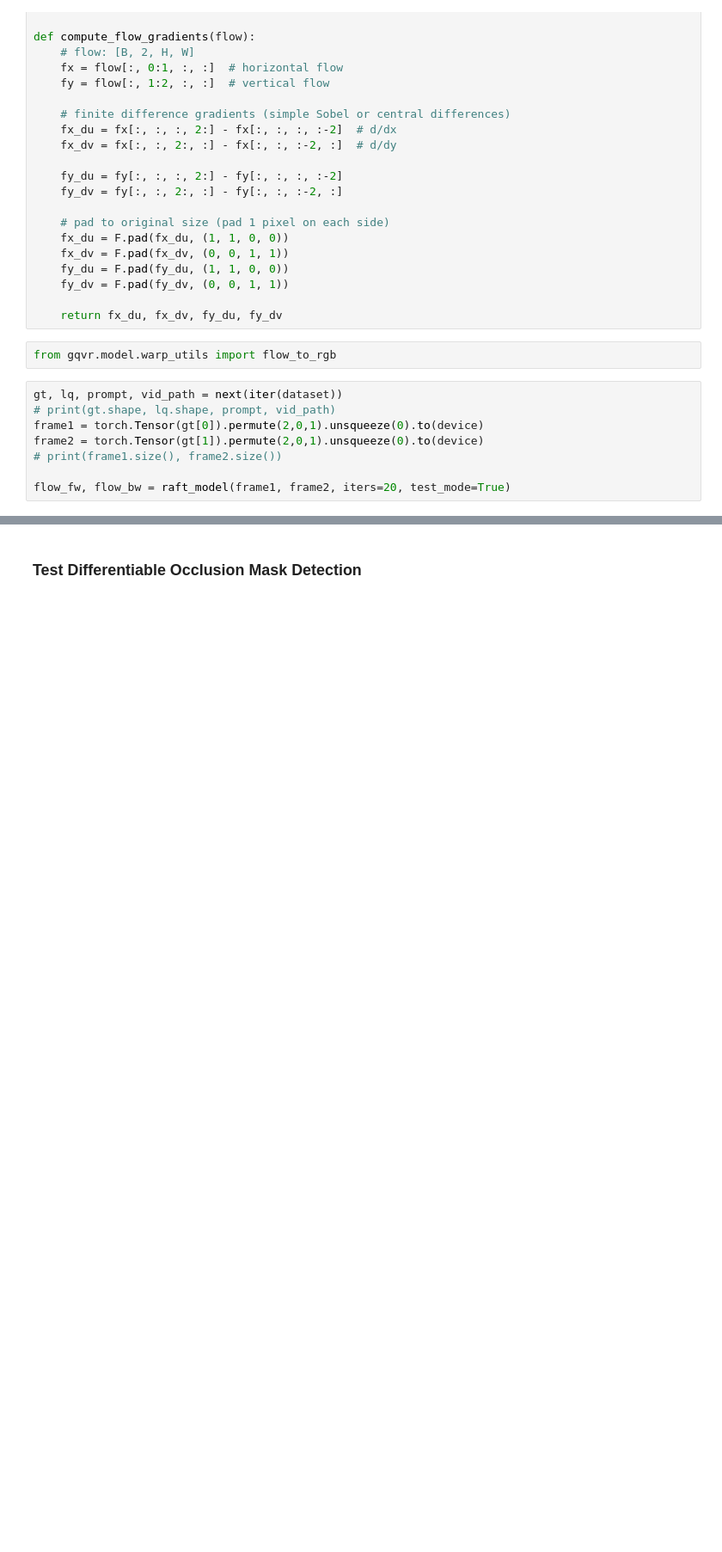
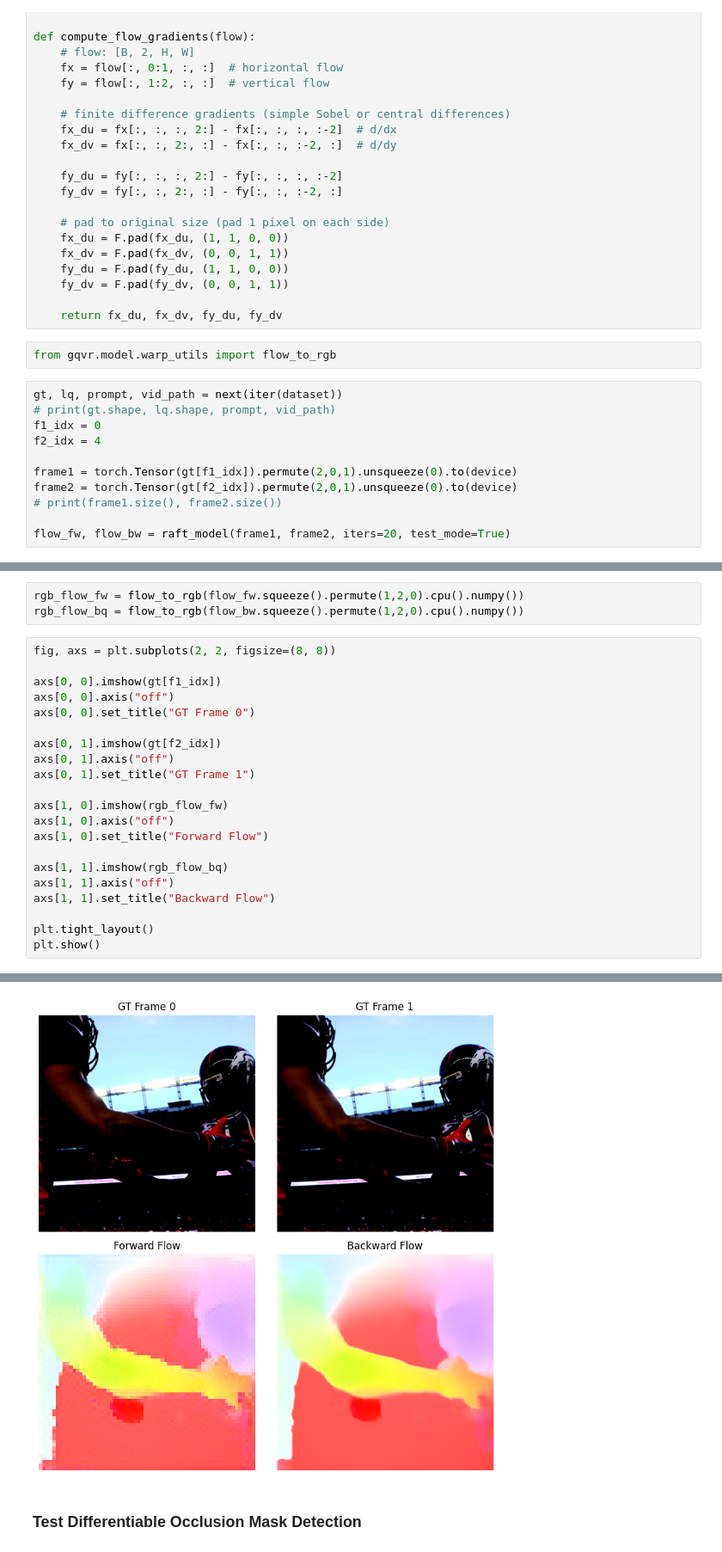
Before and after one commit to Aryan-Garg/gQIR, a Jupyter notebook: flow_tester.ipynb, the cells around one changed output, grey strips where cells are left out. Shown at 86% size. Cells and saved outputs as stored; diff of their text form; blank space fills up the shorter version.

Commit message:
Viz flow fw & bw

```diff
--- a/flow_tester.ipynb
+++ b/flow_tester.ipynb
@@ -276,8 +276,11 @@ from gqvr.model.warp_utils import flow_to_rgb
 # %%
 gt, lq, prompt, vid_path = next(iter(dataset))
 # print(gt.shape, lq.shape, prompt, vid_path)
-frame1 = torch.Tensor(gt[0]).permute(2,0,1).unsqueeze(0).to(device)
-frame2 = torch.Tensor(gt[1]).permute(2,0,1).unsqueeze(0).to(device)
+f1_idx = 0
+f2_idx = 4
+
+frame1 = torch.Tensor(gt[f1_idx]).permute(2,0,1).unsqueeze(0).to(device)
+frame2 = torch.Tensor(gt[f2_idx]).permute(2,0,1).unsqueeze(0).to(device)
 # print(frame1.size(), frame2.size())
 
 flow_fw, flow_bw = raft_model(frame1, frame2, iters=20, test_mode=True)
@@ -283,0 +291,25 @@ flow_fw, flow_bw = raft_model(frame1, frame2, iters=20, test_mode=True)
+# %%
+rgb_flow_fw = flow_to_rgb(flow_fw.squeeze().permute(1,2,0).cpu().numpy())
+rgb_flow_bq = flow_to_rgb(flow_bw.squeeze().permute(1,2,0).cpu().numpy())
+# %%
+fig, axs = plt.subplots(2, 2, figsize=(8, 8))
+
+axs[0, 0].imshow(gt[f1_idx])
+axs[0, 0].axis("off")
+axs[0, 0].set_title("GT Frame 0")
+
+axs[0, 1].imshow(gt[f2_idx])
+axs[0, 1].axis("off")
+axs[0, 1].set_title("GT Frame 1")
+
+axs[1, 0].imshow(rgb_flow_fw)
+axs[1, 0].axis("off")
+axs[1, 0].set_title("Forward Flow")
+
+axs[1, 1].imshow(rgb_flow_bq)
+axs[1, 1].axis("off")
+axs[1, 1].set_title("Backward Flow")
+
+plt.tight_layout()
+plt.show()
+# %% [output]
@@ -284,3 +318,4 @@ flow_fw, flow_bw = raft_model(frame1, frame2, iters=20, test_mode=True)
+[figure, added]
 # %% [markdown]
 ### Test Differentiable Occlusion Mask Detection
 # %%
```
Also changed, not shown: parts of 2 cells of this notebook.
